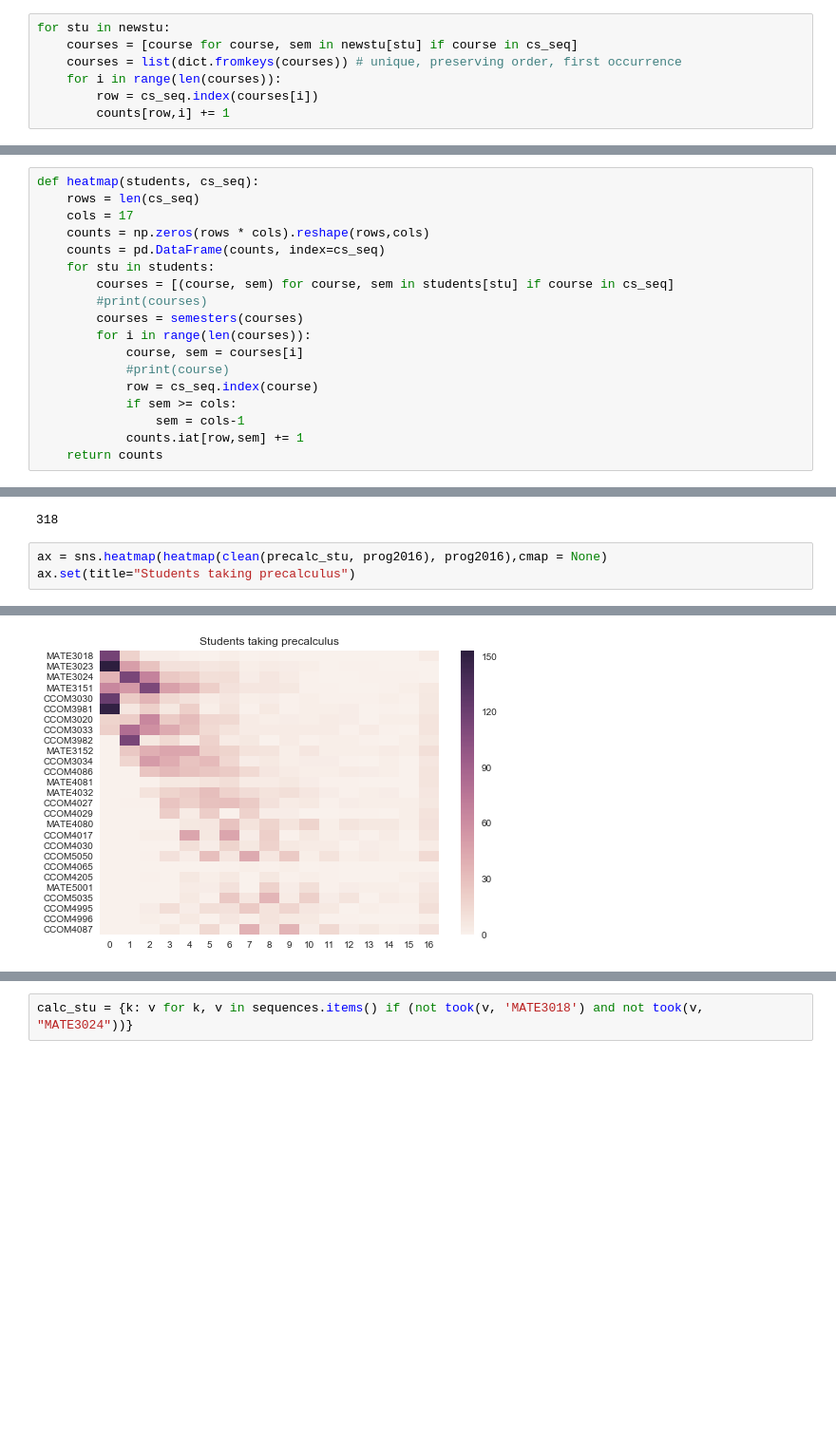
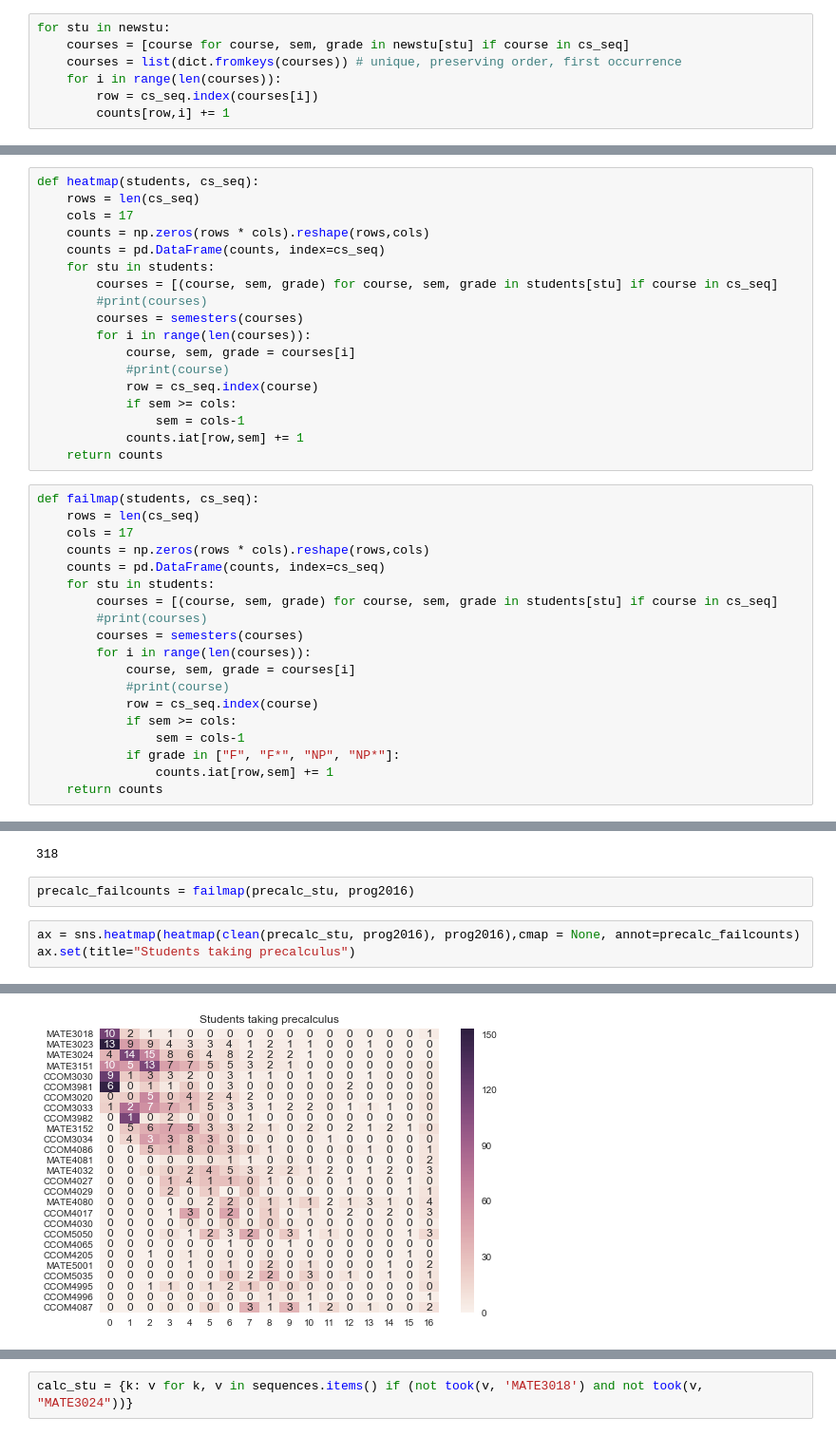
Before and after one commit to humberto-ortiz/stumap, a Jupyter notebook: stumap.ipynb, the cells around one changed output, grey strips where cells are left out. Shown at 95% size. Cells and saved outputs as stored; diff of their text form; blank space fills up the shorter version.

Commit message:
Added course fail data

```diff
--- a/stumap.ipynb
+++ b/stumap.ipynb
@@ -111,7 +108,7 @@ rows = len(cs_seq)
 counts = np.zeros(rows * rows).reshape(rows,rows)
 # %%
 for stu in newstu:
-    courses = [course for course, sem in newstu[stu] if course in cs_seq]
+    courses = [course for course, sem, grade in newstu[stu] if course in cs_seq]
     courses = list(dict.fromkeys(courses)) # unique, preserving order, first occurrence
     for i in range(len(courses)):
         row = cs_seq.index(courses[i])
@@ -133,17 +130,36 @@ def heatmap(students, cs_seq):
     counts = np.zeros(rows * cols).reshape(rows,cols)
     counts = pd.DataFrame(counts, index=cs_seq)
     for stu in students:
-        courses = [(course, sem) for course, sem in students[stu] if course in cs_seq]
+        courses = [(course, sem, grade) for course, sem, grade in students[stu] if course in cs_seq]
         #print(courses)
         courses = semesters(courses)
         for i in range(len(courses)):
-            course, sem = courses[i]
+            course, sem, grade = courses[i]
             #print(course)
             row = cs_seq.index(course)
             if sem >= cols:
                 sem = cols-1
             counts.iat[row,sem] += 1
     return counts
+# %%
+def failmap(students, cs_seq):
+    rows = len(cs_seq)
+    cols = 17
+    counts = np.zeros(rows * cols).reshape(rows,cols)
+    counts = pd.DataFrame(counts, index=cs_seq)
+    for stu in students:
+        courses = [(course, sem, grade) for course, sem, grade in students[stu] if course in cs_seq]
+        #print(courses)
+        courses = semesters(courses)
+        for i in range(len(courses)):
+            course, sem, grade = courses[i]
+            #print(course)
+            row = cs_seq.index(course)
+            if sem >= cols:
+                sem = cols-1
+            if grade in ["F", "F*", "NP", "NP*"]:
+                counts.iat[row,sem] += 1
+    return counts
 # %%
 def codetosem(code):
     decade = code[0]
@@ -187,7 +203,9 @@ precalc_stu = {k: v for k, v in sequences.items() if (took(v, 'MATE3018') or too
 len(dict(precalc_stu))
 # %% [output]
 318
+# %%
+precalc_failcounts = failmap(precalc_stu, prog2016)
 # %%
-ax = sns.heatmap(heatmap(clean(precalc_stu, prog2016), prog2016),cmap = None)
+ax = sns.heatmap(heatmap(clean(precalc_stu, prog2016), prog2016),cmap = None, annot=precalc_failcounts)
 ax.set(title="Students taking precalculus")
 # %% [output]
@@ -194 +213 @@ ax.set(title="Students taking precalculus")
-[figure, old version]
+[figure, new version]
```
Also changed, not shown: parts of 13 cells of this notebook.
